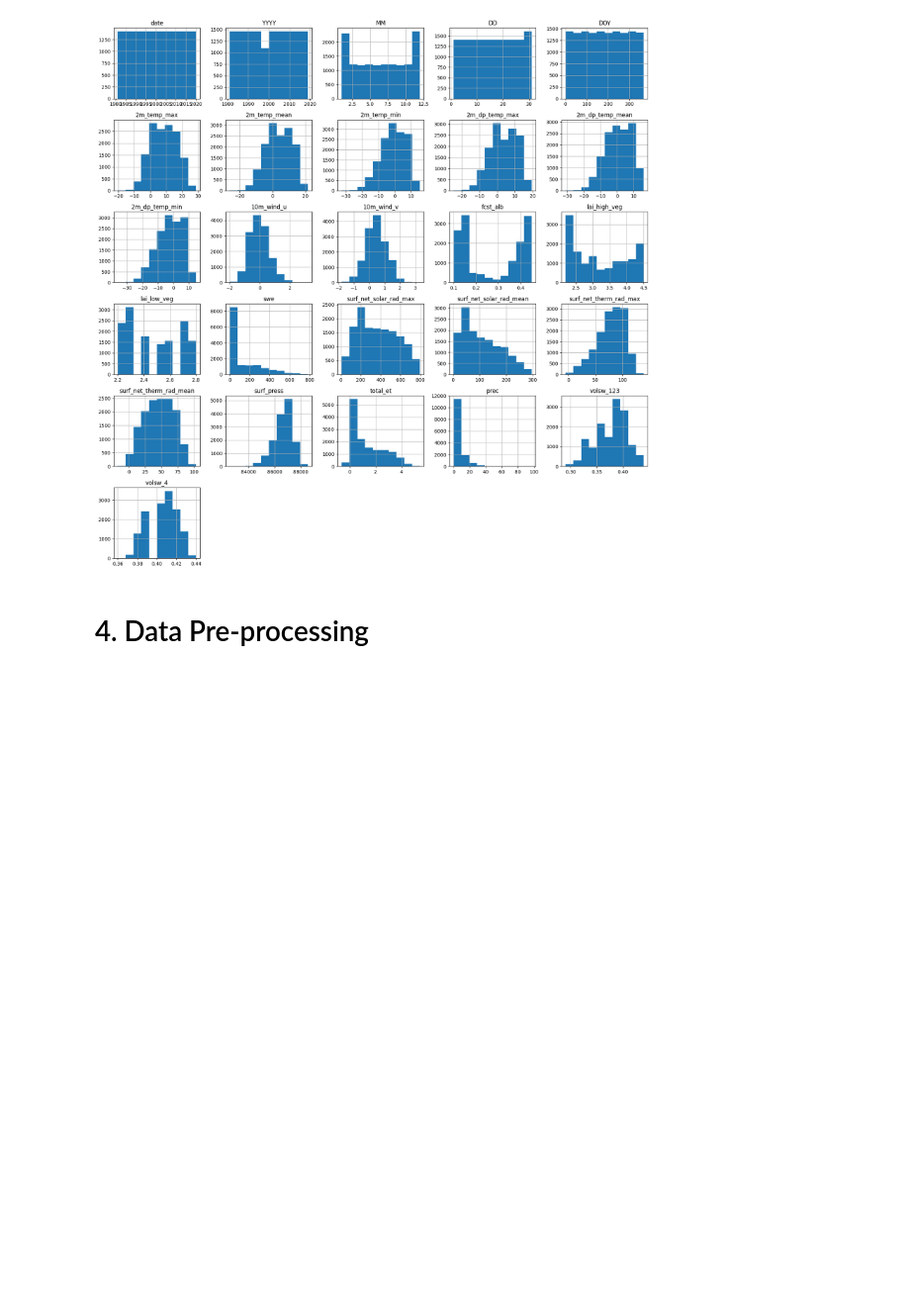
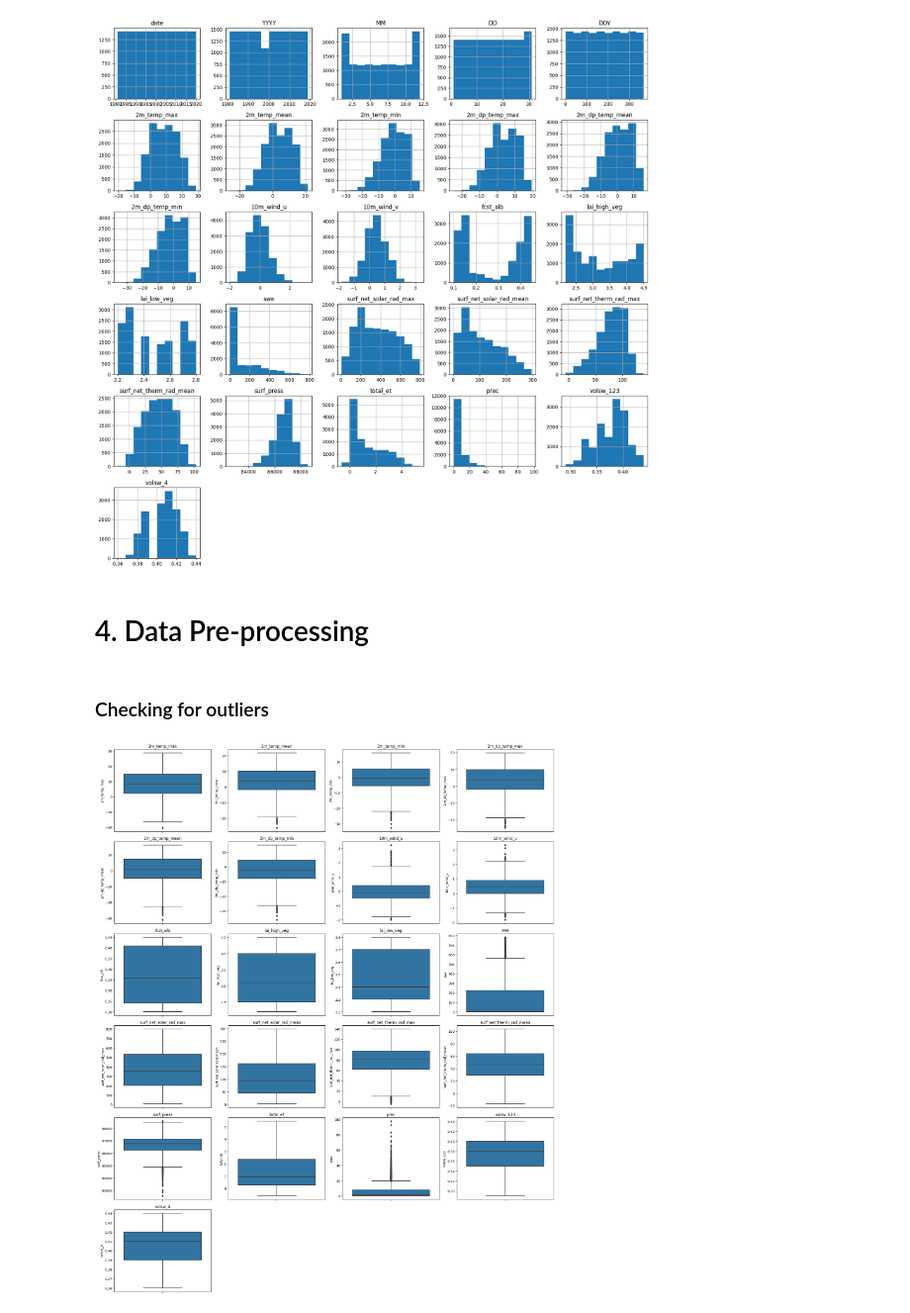
Before and after one commit to Emoill/Climate_Change_with_AI-ML, a Jupyter notebook: EX2/Preprocessing.ipynb, the cells around one changed output. Shown at 99% size. Drawn from its saved outputs; the diff is of its cells as text; code cells hidden in the pictures; blank space fills up the shorter version.

```diff
--- a/EX2/Preprocessing.ipynb
+++ b/EX2/Preprocessing.ipynb
@@ -134,5 +136,25 @@ array([[<Axes: title={'center': 'date'}>,
 [figure]
 # %% [markdown]
 # 4. Data Pre-processing
+# %%
+gaugeseries = gaugeseries.drop(["YYYY", "MM", "DD", "DOY"], axis=1)
+# %% [markdown]
+### Checking for outliers
 # %%
-# check for outliers,
+numerical_cols = gaugeseries.select_dtypes(include=['number']).columns
+
+n_cols = 4
+n_rows = (len(numerical_cols) + n_cols - 1) // n_cols
+
+plt.figure(figsize=(n_cols * 5, n_rows * 4))
+
+# Iterate over only the numerical columns
+for i, col in enumerate(numerical_cols):
+    plt.subplot(n_rows, n_cols, i + 1)
+    sns.boxplot(y=gaugeseries[col])
+    plt.title(col)
+
+plt.tight_layout()
+plt.show()
+# %% [output]
+[figure, added]
```
Also changed, not shown: parts of 5 cells of this notebook.
